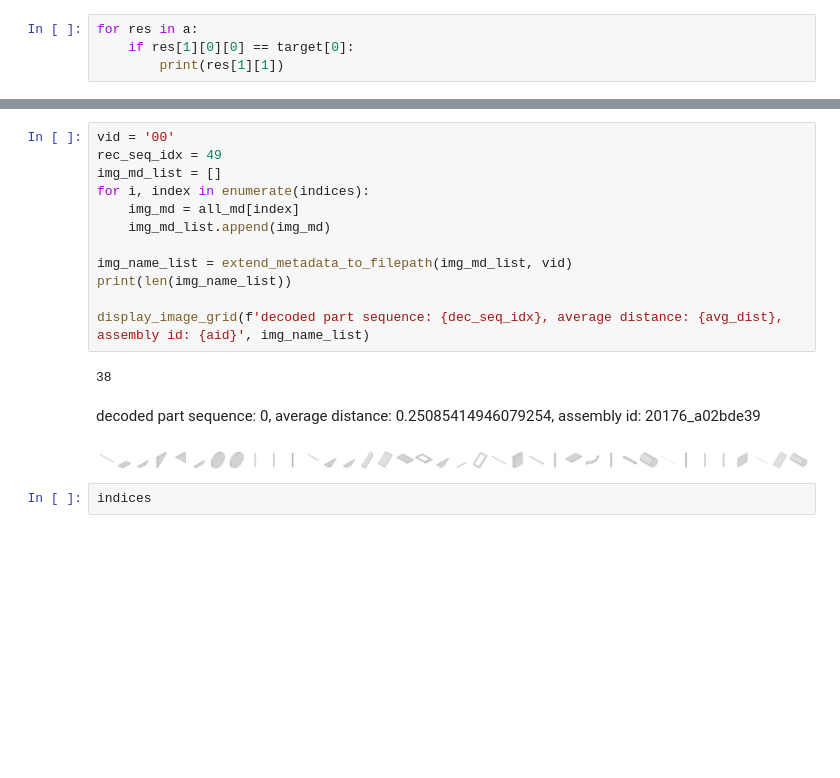
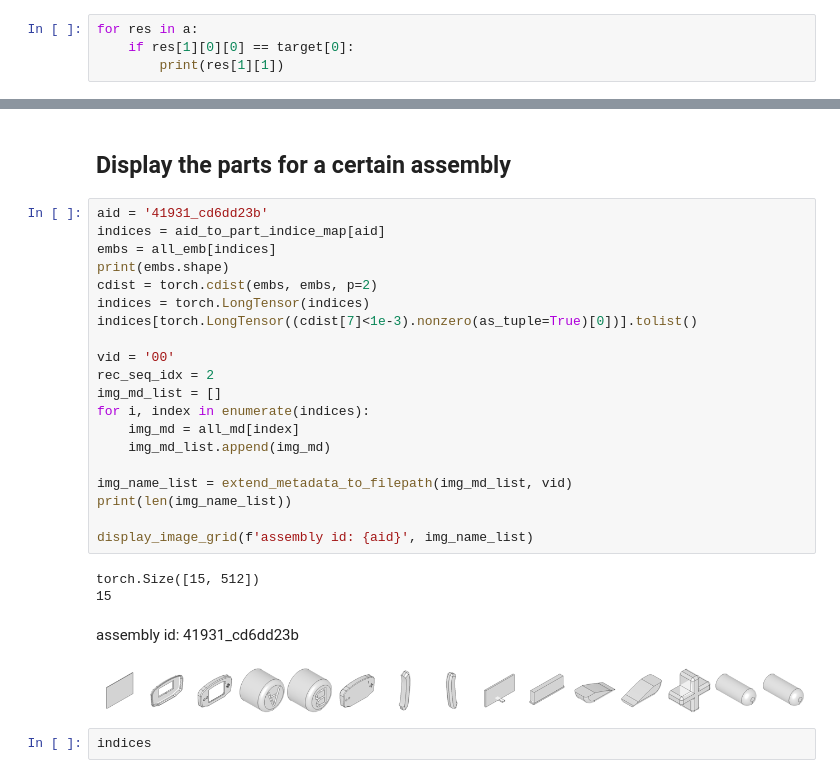
Before and after one commit to gymbeijing/mechanism-identification-public, a Jupyter notebook: search_parts.ipynb, the cells around one changed output, grey strips where cells are left out. Drawn from its saved outputs; the diff is of its cells as text; blank space fills up the shorter version.

```diff
--- a/search_parts.ipynb
+++ b/search_parts.ipynb
@@ -629,20 +618,31 @@ decoded part sequence: 3, average distance: 0.16053612157702446, assembly id: 96
 ... (48 outputs left out)
-# %%
-vid = '00'
-rec_seq_idx = 49
-img_md_list = []
-for i, index in enumerate(indices):
-    img_md = all_md[index]
-    img_md_list.append(img_md)
-
-img_name_list = extend_metadata_to_filepath(img_md_list, vid)
-print(len(img_name_list))
-
-display_image_grid(f'decoded part sequence: {dec_seq_idx}, average distance: {avg_dist}, assembly id: {aid}', img_name_list)
-# %% [output]
-38
-decoded part sequence: 0, average distance: 0.25085414946079254, assembly id: 20176_a02bde39
-[figure, removed]
+# %% [markdown]
+## Display the parts for a certain assembly
+# %%
+aid = '41931_cd6dd23b'
+indices = aid_to_part_indice_map[aid]
+embs = all_emb[indices]
+print(embs.shape)
+cdist = torch.cdist(embs, embs, p=2)
+indices = torch.LongTensor(indices)
+indices[torch.LongTensor((cdist[7]<1e-3).nonzero(as_tuple=True)[0])].tolist()
+
+vid = '00'
+rec_seq_idx = 2
+img_md_list = []
+for i, index in enumerate(indices):
+    img_md = all_md[index]
+    img_md_list.append(img_md)
+
+img_name_list = extend_metadata_to_filepath(img_md_list, vid)
+print(len(img_name_list))
+
+display_image_grid(f'assembly id: {aid}', img_name_list)
+# %% [output]
+torch.Size([15, 512])
+15
+assembly id: 41931_cd6dd23b
+[figure, added]
 # %%
 indices
 # %%
```
Also changed, not shown: parts of 11 cells of this notebook.
